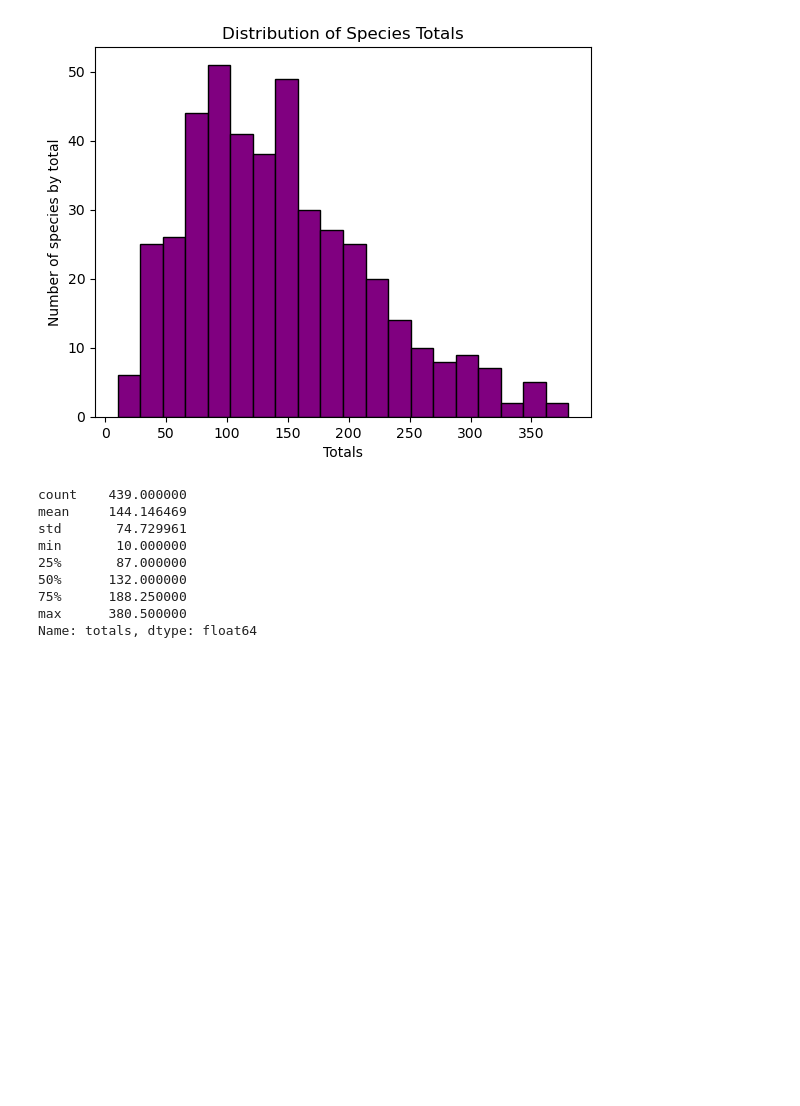
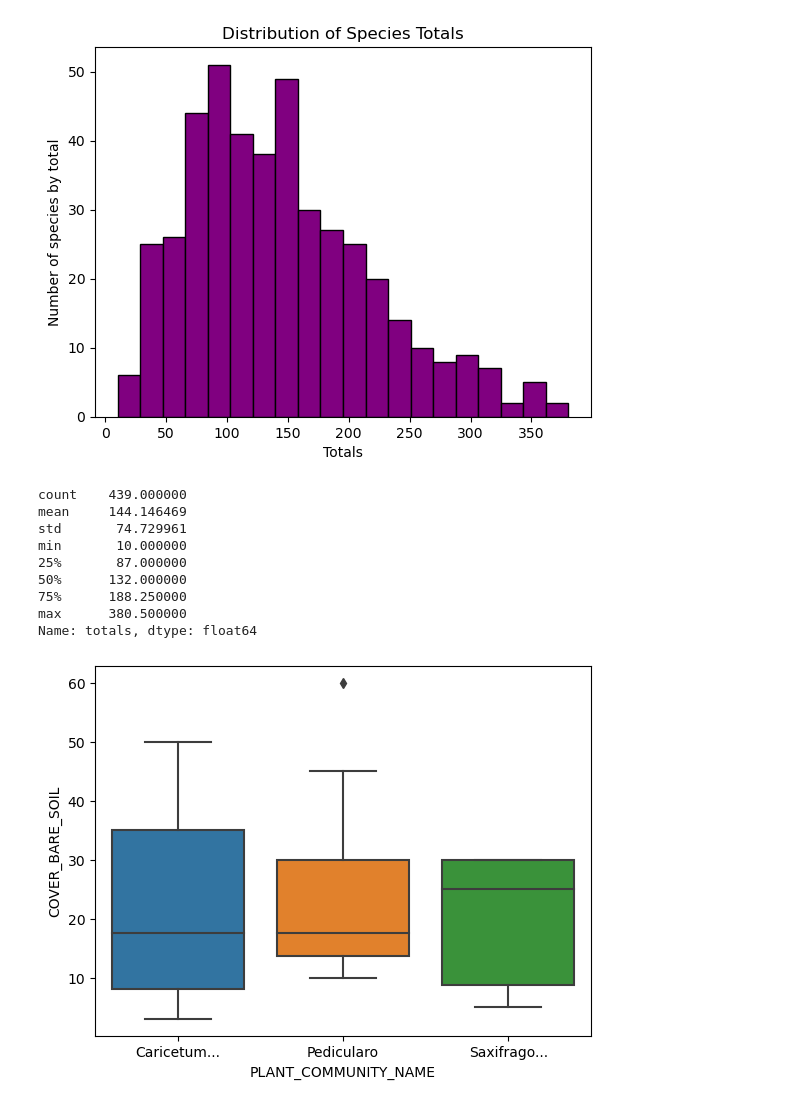
Before and after one commit to ENVS110a-SP23/assignment-4, a Jupyter notebook: answers.ipynb, the cells around one changed output. Cells and saved outputs as stored; diff of their text form; code cells hidden in the pictures; blank space fills up the shorter version.

```diff
--- a/answers.ipynb
+++ b/answers.ipynb
@@ -210,3 +210,18 @@ min       10.000000
 75%      188.250000
 max      380.500000
 Name: totals, dtype: float64
+# %%
+import seaborn as sns
+
+subset_df = env.loc[(env["PLANT_COMMUNITY_NAME"] == "Caricetum scirpoideae-rupestris") | (env["PLANT_COMMUNITY_NAME"] == "Pedicularo kanei-Caricetum glacialis") | (env["PLANT_COMMUNITY_NAME"] == "Saxifrago tricuspidatae-Artemisietum alaskanae")]
+
+subset_df.reset_index(drop=True)
+
+subset_df = subset_df.replace("Caricetum scirpoideae-rupestris", "Caricetum...")
+subset_df = subset_df.replace("Pedicularo kanei-Caricetum glacialis", "Pedicularo")
+subset_df = subset_df.replace("Saxifrago tricuspidatae-Artemisietum alaskanae", "Saxifrago...")
+
+sns.boxplot(data=subset_df, x="PLANT_COMMUNITY_NAME", y="COVER_BARE_SOIL")
+plt.show()
+# %% [output]
+[figure, added]
```
